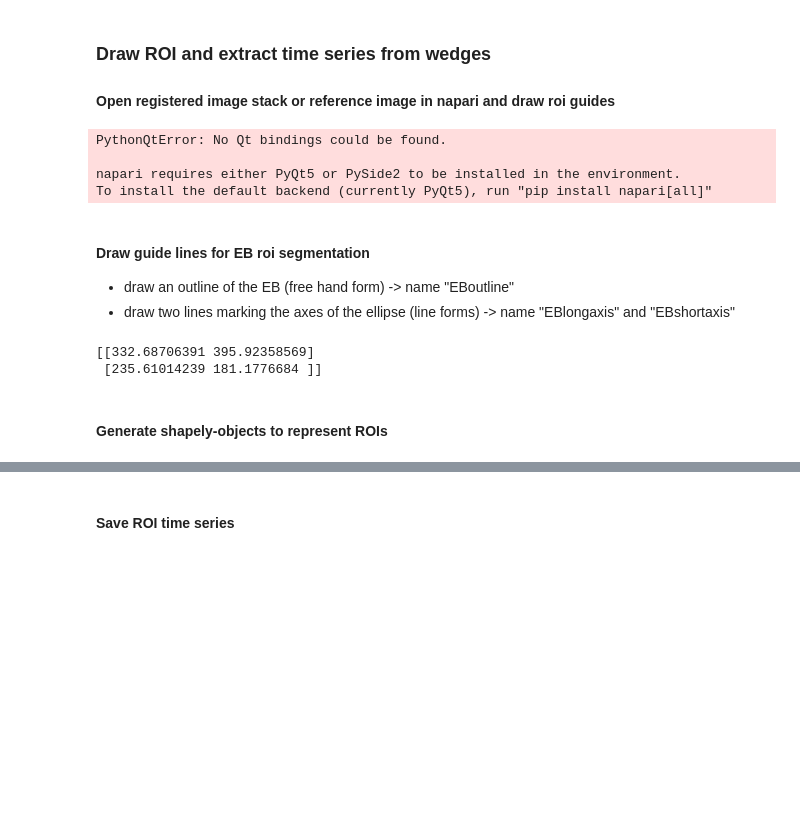
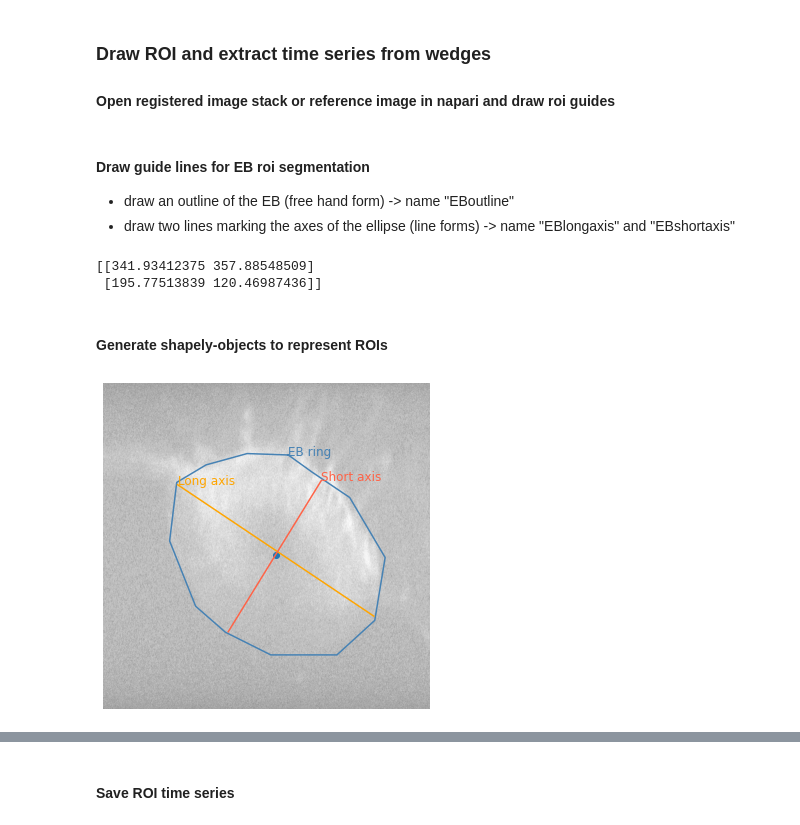
Before and after one commit to hjmh/fly2p, a Jupyter notebook: fly2p/scripts/preprocessImagingData.ipynb, the cells around one changed output, grey strips where cells are left out. Drawn from its saved outputs; the diff is of its cells as text; code cells hidden in the pictures; blank space fills up the shorter version.

```diff
--- a/fly2p/scripts/preprocessImagingData.ipynb
+++ b/fly2p/scripts/preprocessImagingData.ipynb
@@ -252,12 +246,7 @@ axs[1].plot(locRefImg,0,'ro')
 # %%
 %gui qt5
 
-viewer = napari.view_image(stackMPMC)
+viewer = napari.view_image(refImgFilt)
-# %% [output]
-PythonQtError: No Qt bindings could be found.
-
-napari requires either PyQt5 or PySide2 to be installed in the environment.
-To install the default backend (currently PyQt5), run "pip install napari[all]"
 # %% [markdown]
 #### Draw guide lines for EB roi segmentation
 * draw an outline of the EB (free hand form) -> name "EBoutline"
@@ -271,14 +260,13 @@ To install the default backend (currently PyQt5), run "pip install napari[all]"
 #ax.imshow(ebfill.data, cmap='Reds', alpha=0.2)
 #ebfill.data
 # %%
-eboutline = viewer.layers["EBoutline"]
-[ebouter, ebinner] = eboutline.data
+ebouter = viewer.layers["EBoutline"].data[0]
 eblongax = viewer.layers["EBlongaxis"].data[0]
 ebshortax = viewer.layers["EBshortaxis"].data[0]
 print(ebshortax)
 # %% [output]
-[[332.68706391 395.92358569]
- [235.61014239 181.1776684 ]]
+[[341.93412375 357.88548509]
+ [195.77513839 120.46987436]]
 # %% [markdown]
 #### Generate shapely-objects to represent ROIs
 # %%
@@ -289,17 +277,19 @@ EBaxisS = LineString(ebshortax)
 # %%
 fig, axs = plt.subplots(1,1, figsize=(6,6))
 
-axs.imshow(refImg.T,cmap='Greys_r', vmin=0, origin='upper')
+axs.imshow(np.mean(stackMPMC,axis=0).T,cmap='Greys_r', vmin=0, origin='lower')
 
 axs.plot(EBroiRing.coords.xy[0],EBroiRing.coords.xy[1], color='steelblue')
 axs.text(EBroiRing.coords[0][0], EBroiRing.coords[0][1], 'EB ring', color='steelblue', fontsize=12)
 axs.plot(EBroiRing.centroid.coords.xy[0],EBroiRing.centroid.coords.xy[1],'o')
 axs.plot(EBaxisL.coords.xy[0], EBaxisL.coords.xy[1], color='orange')
 axs.text(EBaxisL.coords[0][0], EBaxisL.coords[0][1], 'Long axis', color='orange', fontsize=12)
 axs.plot(EBaxisS.coords.xy[0], EBaxisS.coords.xy[1], color='tomato')
 axs.text(EBaxisS.coords[0][0], EBaxisS.coords[0][1], 'Short axis', color='tomato', fontsize=12)
 axs.set_aspect('equal')
 axs.axis('off');
+# %% [output]
+[figure, added]
 # %%
 ellipseCntr = EBroiRing.centroid.coords[0]
 print('EB center coordinates (px): {0}'.format(ellipseCntr))
```
Also changed, not shown: parts of 24 cells of this notebook.
